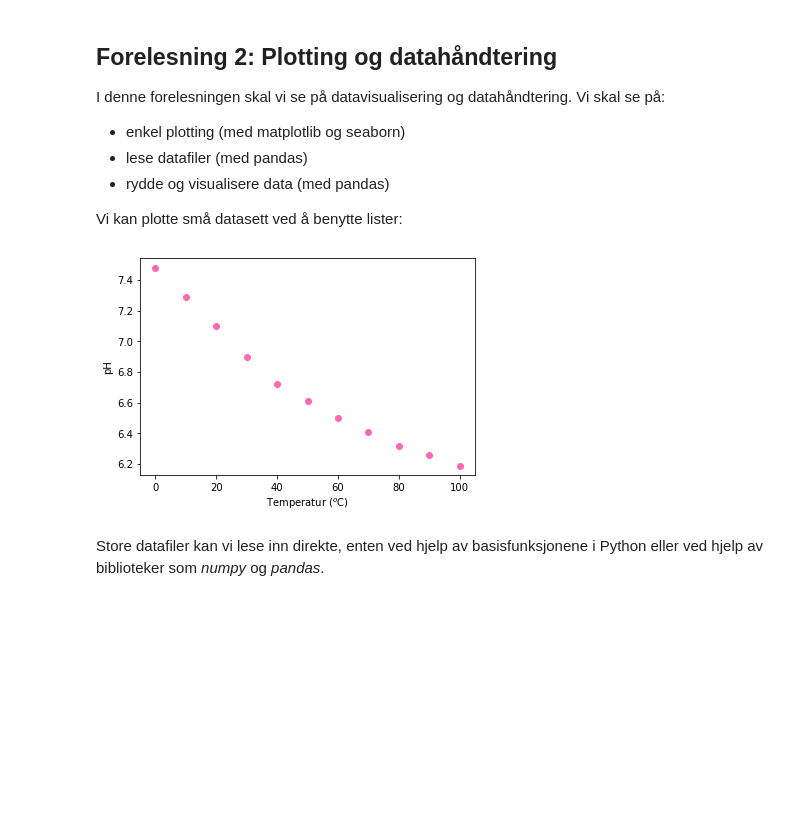
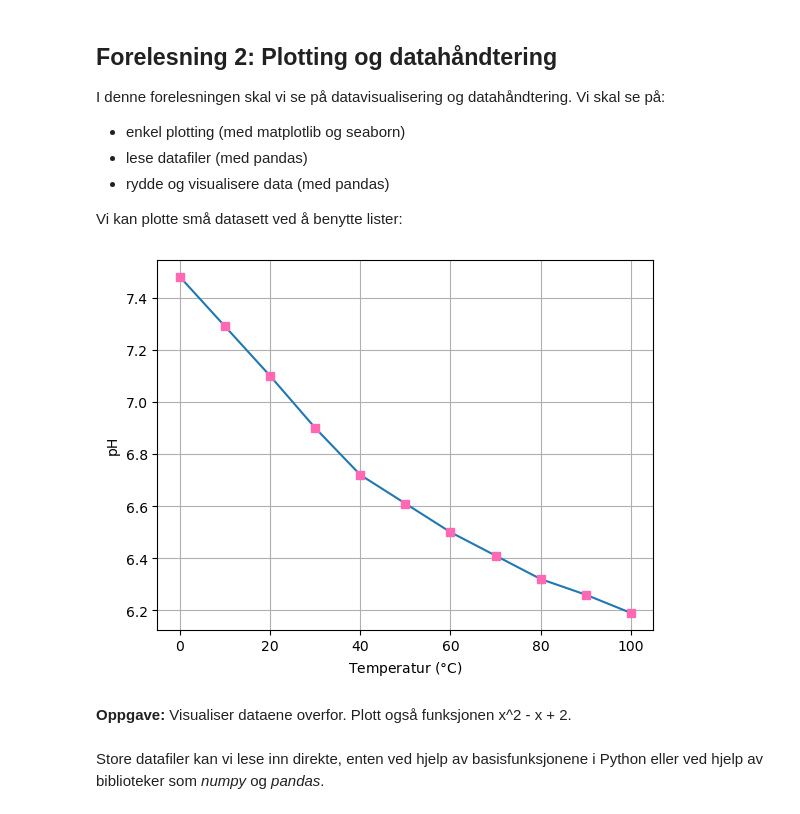
Before and after one commit to andreasdh/programmering-i-kjemi, a Jupyter notebook: docs/forelesninger/forelesning2_2022.ipynb, the cells around one changed output. Cells and saved outputs as stored; diff of their text form; code cells hidden in the pictures; blank space fills up the shorter version.

```diff
--- a/docs/forelesninger/forelesning2_2022.ipynb
+++ b/docs/forelesninger/forelesning2_2022.ipynb
@@ -9,16 +9,19 @@ Vi kan plotte små datasett ved å benytte lister:
 # %%
 import matplotlib.pyplot as plt
 
 # pH i vann som funksjon av temperaturen i grader C
 T = [0, 10, 20, 30, 40, 50, 60, 70, 80, 90, 100]
 pH = [7.48, 7.29, 7.10, 6.90, 6.72, 6.61, 6.50, 6.41, 6.32, 6.26, 6.19]
 
-plt.scatter(T,pH,color="hotpink")
-plt.xlabel("Temperatur ($^o$C)")
+plt.plot(T, pH, marker = "s", markerfacecolor = "hotpink", markeredgecolor = "hotpink")
+plt.xlabel("Temperatur ($\degree$C)")
 plt.ylabel("pH")
+plt.grid()
 plt.show()
 # %% [output]
-[figure, old version]
+[figure, new version]
+# %% [markdown]
+__Oppgave:__ Visualiser dataene overfor. Plott også funksjonen x^2 - x + 2.
 # %% [markdown]
 Store datafiler kan vi lese inn direkte, enten ved hjelp av basisfunksjonene i Python eller ved hjelp av biblioteker som _numpy_ og _pandas_.
 # %% [markdown]
```
Also changed, not shown: parts of 37 cells of this notebook, 2 other files.
